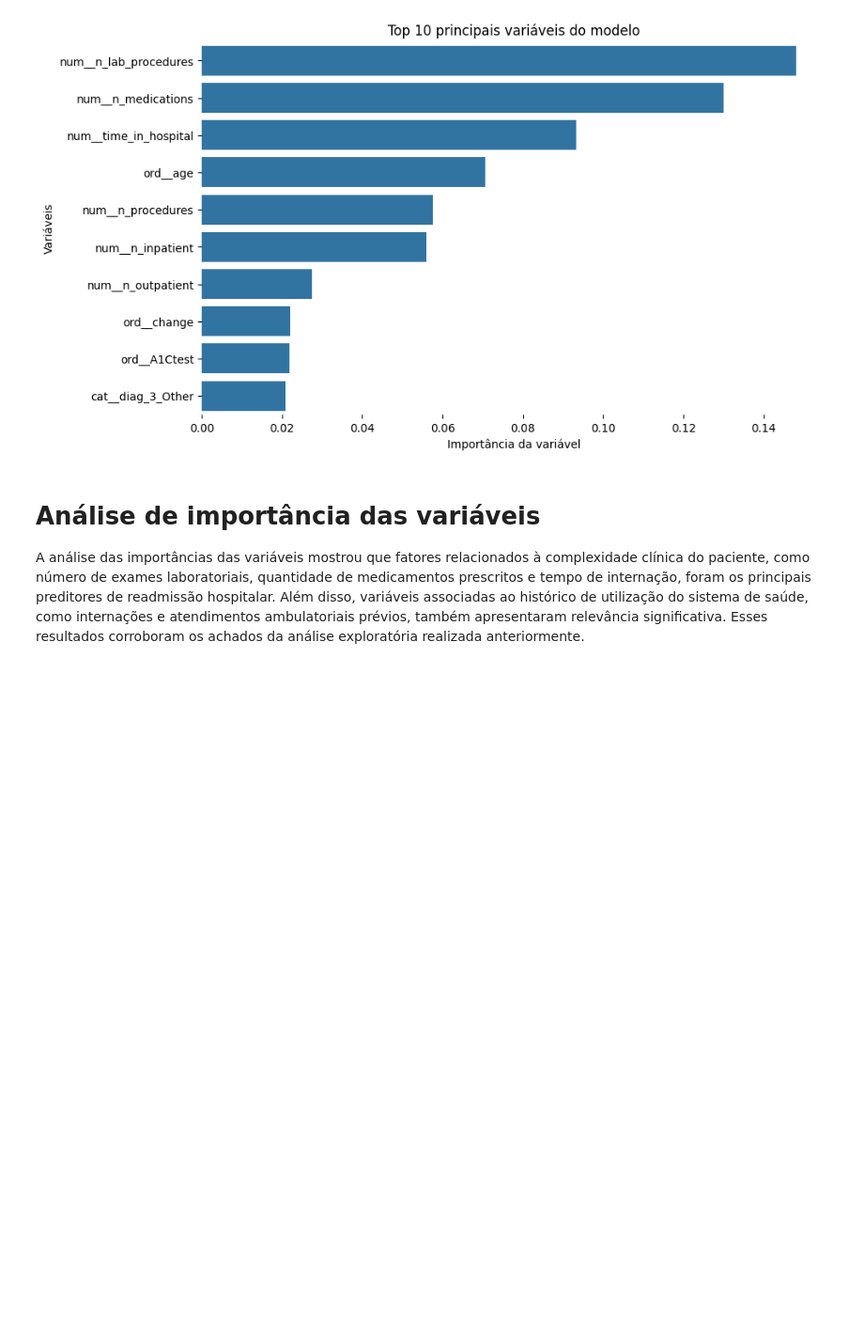
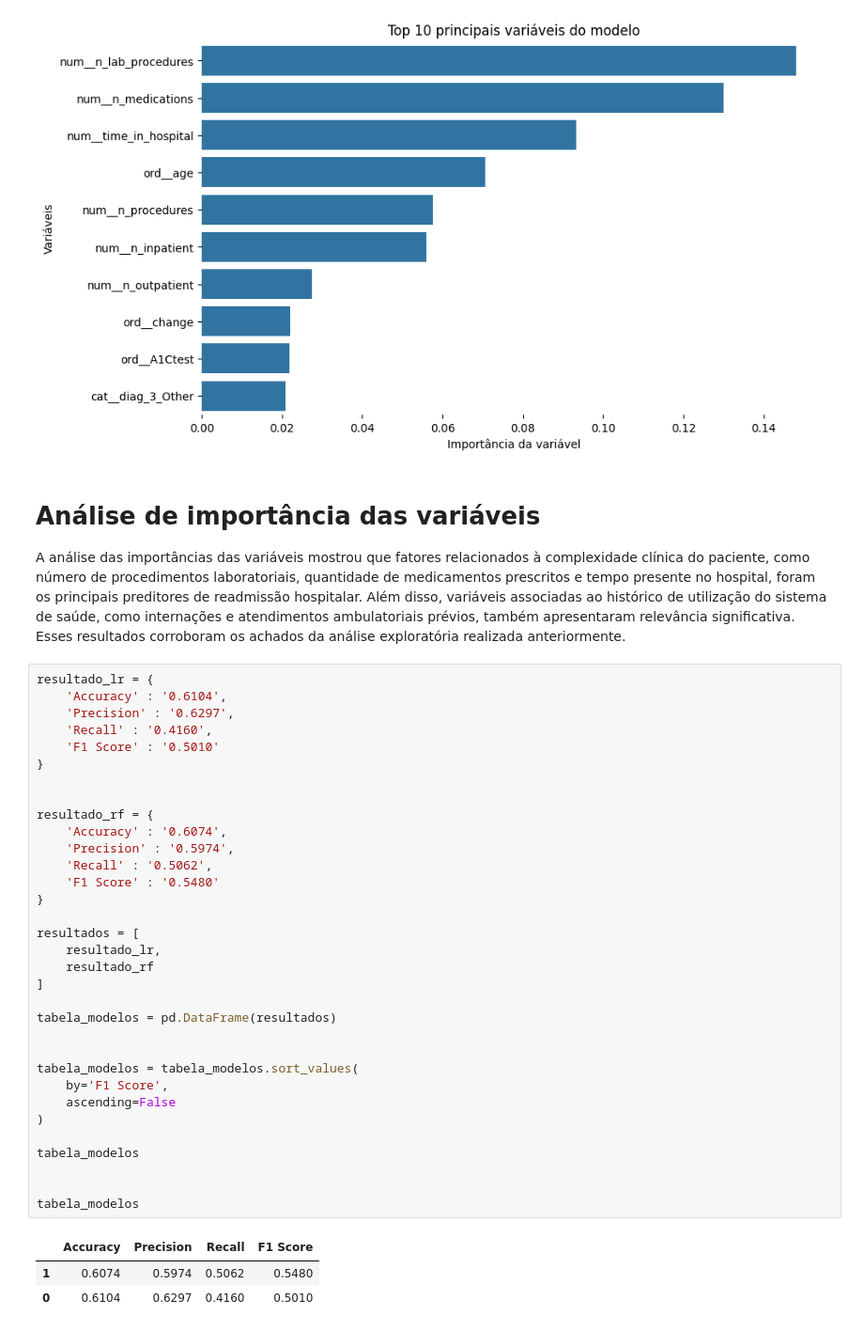
Before and after one commit to Lobato2310/datascience_playground, a Jupyter notebook: hospital_readmission_prediction/notebooks/02_data_preparation.ipynb, the cells around one changed output. Shown at 94% size. Saved outputs shown, nothing was run; the diff lists cells and outputs as text; blank space fills up the shorter version.

```diff
--- a/hospital_readmission_prediction/notebooks/02_data_preparation.ipynb
+++ b/hospital_readmission_prediction/notebooks/02_data_preparation.ipynb
@@ -371,4 +373,41 @@ plt.show()
 [figure]
 # %% [markdown]
 # Análise de importância das variáveis
-A análise das importâncias das variáveis mostrou que fatores relacionados à complexidade clínica do paciente, como número de exames laboratoriais, quantidade de medicamentos prescritos e tempo de internação, foram os principais preditores de readmissão hospitalar. Além disso, variáveis associadas ao histórico de utilização do sistema de saúde, como internações e atendimentos ambulatoriais prévios, também apresentaram relevância significativa. Esses resultados corroboram os achados da análise exploratória realizada anteriormente.
+A análise das importâncias das variáveis mostrou que fatores relacionados à complexidade clínica do paciente, como número de procedimentos laboratoriais, quantidade de medicamentos prescritos e tempo presente no hospital, foram os principais preditores de readmissão hospitalar. Além disso, variáveis associadas ao histórico de utilização do sistema de saúde, como internações e atendimentos ambulatoriais prévios, também apresentaram relevância significativa. Esses resultados corroboram os achados da análise exploratória realizada anteriormente.
+# %%
+resultado_lr = {
+    'Accuracy' : '0.6104',
+    'Precision' : '0.6297',
+    'Recall' : '0.4160',
+    'F1 Score' : '0.5010'
+}
+
+
+resultado_rf = {
+    'Accuracy' : '0.6074',
+    'Precision' : '0.5974',
+    'Recall' : '0.5062',
+    'F1 Score' : '0.5480'
+}
+
+resultados = [
+    resultado_lr,
+    resultado_rf
+]
+
+tabela_modelos = pd.DataFrame(resultados)
+
+
+tabela_modelos = tabela_modelos.sort_values(
+    by='F1 Score',
+    ascending=False
+)
+
+tabela_modelos
+
+
+tabela_modelos
+# %% [output]
+|  | Accuracy | Precision | Recall | F1 Score |
+| 1 | 0.6074 | 0.5974 | 0.5062 | 0.5480 |
+| 0 | 0.6104 | 0.6297 | 0.4160 | 0.5010 |
```
Also changed, not shown: parts of 5 cells of this notebook.
